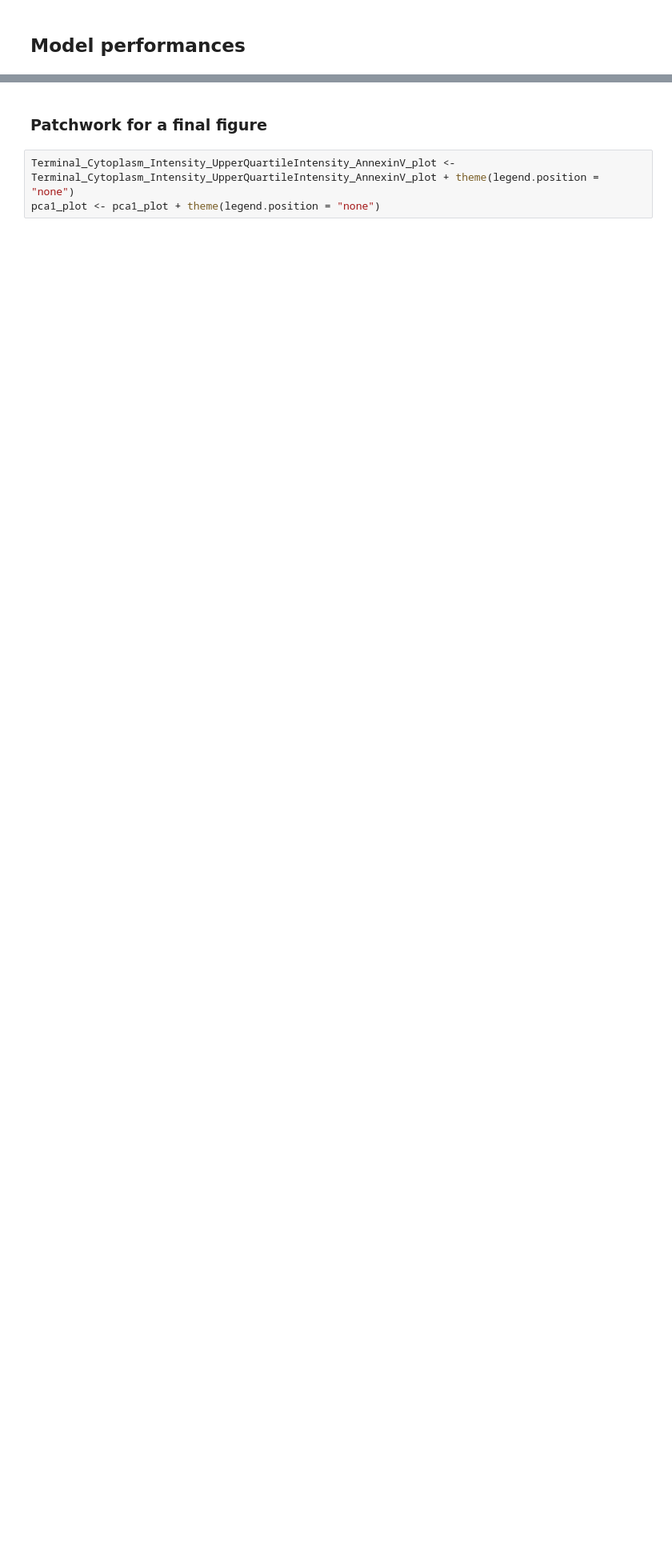
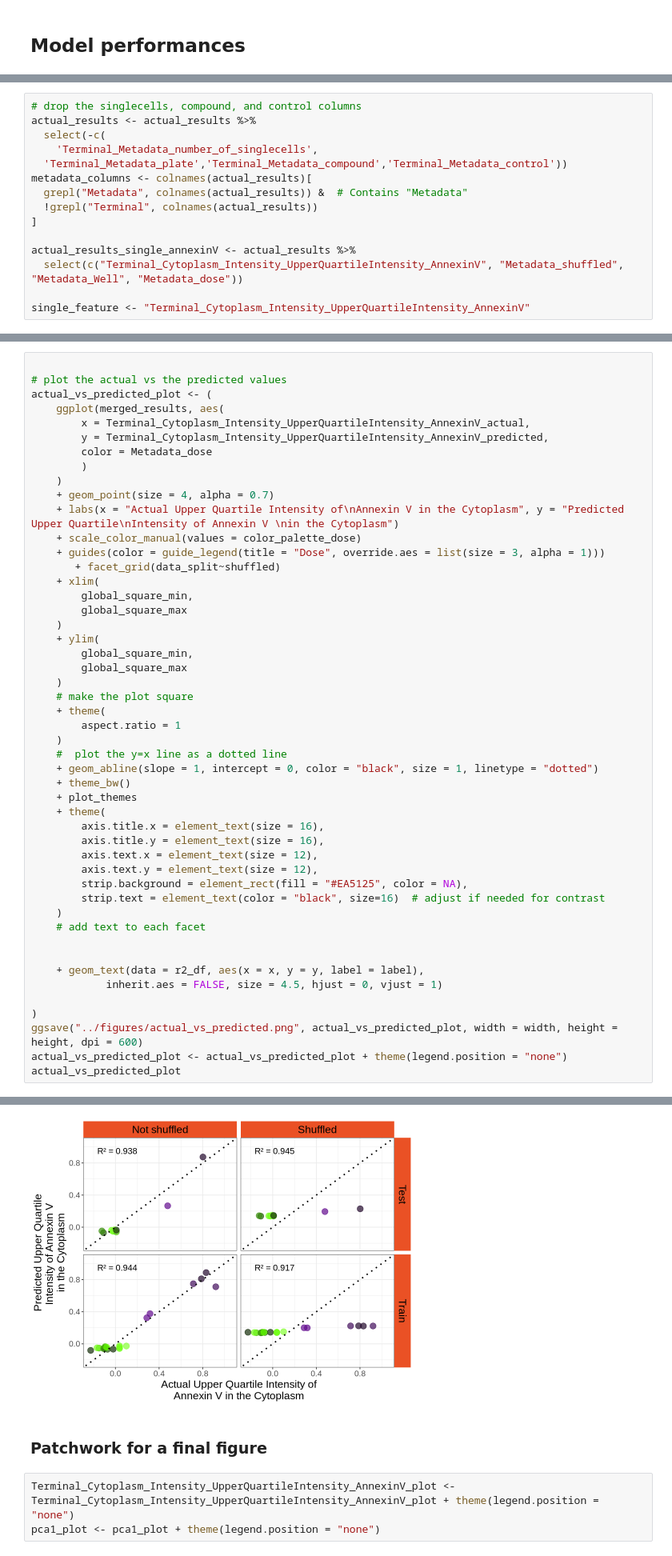
Before and after one commit to WayScience/live_cell_timelapse_apoptosis_analysis, a Jupyter notebook: 5.bulk_timelapse_model/notebooks/4.plot_results.ipynb, the cells around one changed output, grey strips where cells are left out. Shown at 80% size. Cells and saved outputs as stored; diff of their text form; blank space fills up the shorter version.

```diff
--- a/5.bulk_timelapse_model/notebooks/4.plot_results.ipynb
+++ b/5.bulk_timelapse_model/notebooks/4.plot_results.ipynb
@@ -634,0 +578,15 @@ Warning message:
+# %%
+# drop the singlecells, compound, and control columns
+actual_results <- actual_results %>%
+  select(-c(
+    'Terminal_Metadata_number_of_singlecells',
+  'Terminal_Metadata_plate','Terminal_Metadata_compound','Terminal_Metadata_control'))
+metadata_columns <- colnames(actual_results)[
+  grepl("Metadata", colnames(actual_results)) &  # Contains "Metadata"
+  !grepl("Terminal", colnames(actual_results))
+]
+
+actual_results_single_annexinV <- actual_results %>%
+  select(c("Terminal_Cytoplasm_Intensity_UpperQuartileIntensity_AnnexinV", "Metadata_shuffled", "Metadata_Well", "Metadata_dose"))
+
+single_feature <- "Terminal_Cytoplasm_Intensity_UpperQuartileIntensity_AnnexinV"
@@ -634,0 +709,50 @@ Warning message:
+# %%
+
+# plot the actual vs the predicted values
+actual_vs_predicted_plot <- (
+    ggplot(merged_results, aes(
+        x = Terminal_Cytoplasm_Intensity_UpperQuartileIntensity_AnnexinV_actual,
+        y = Terminal_Cytoplasm_Intensity_UpperQuartileIntensity_AnnexinV_predicted,
+        color = Metadata_dose
+        )
+    )
+    + geom_point(size = 4, alpha = 0.7)
+    + labs(x = "Actual Upper Quartile Intensity of\nAnnexin V in the Cytoplasm", y = "Predicted Upper Quartile\nIntensity of Annexin V \nin the Cytoplasm")
+    + scale_color_manual(values = color_palette_dose)
+    + guides(color = guide_legend(title = "Dose", override.aes = list(size = 3, alpha = 1)))
+       + facet_grid(data_split~shuffled)
+    + xlim(
+        global_square_min,
+        global_square_max
+    )
+    + ylim(
+        global_square_min,
+        global_square_max
+    )
+    # make the plot square
+    + theme(
+        aspect.ratio = 1
+    )
+    #  plot the y=x line as a dotted line
+    + geom_abline(slope = 1, intercept = 0, color = "black", size = 1, linetype = "dotted")
+    + theme_bw()
+    + plot_themes
+    + theme(
+        axis.title.x = element_text(size = 16),
+        axis.title.y = element_text(size = 16),
+        axis.text.x = element_text(size = 12),
+        axis.text.y = element_text(size = 12),
+        strip.background = element_rect(fill = "#EA5125", color = NA),
+        strip.text = element_text(color = "black", size=16)  # adjust if needed for contrast
+    )
+    # add text to each facet
+
+
+    + geom_text(data = r2_df, aes(x = x, y = y, label = label),
+            inherit.aes = FALSE, size = 4.5, hjust = 0, vjust = 1)
+
+)
+ggsave("../figures/actual_vs_predicted.png", actual_vs_predicted_plot, width = width, height = height, dpi = 600)
+actual_vs_predicted_plot <- actual_vs_predicted_plot + theme(legend.position = "none")
+actual_vs_predicted_plot
+# %% [output]
@@ -635,3 +765,4 @@ Warning message:
+[figure, added]
 # %% [markdown]
 ### Patchwork for a final figure
 # %%
```
Also changed, not shown: parts of 14 cells of this notebook, 3 other files.
